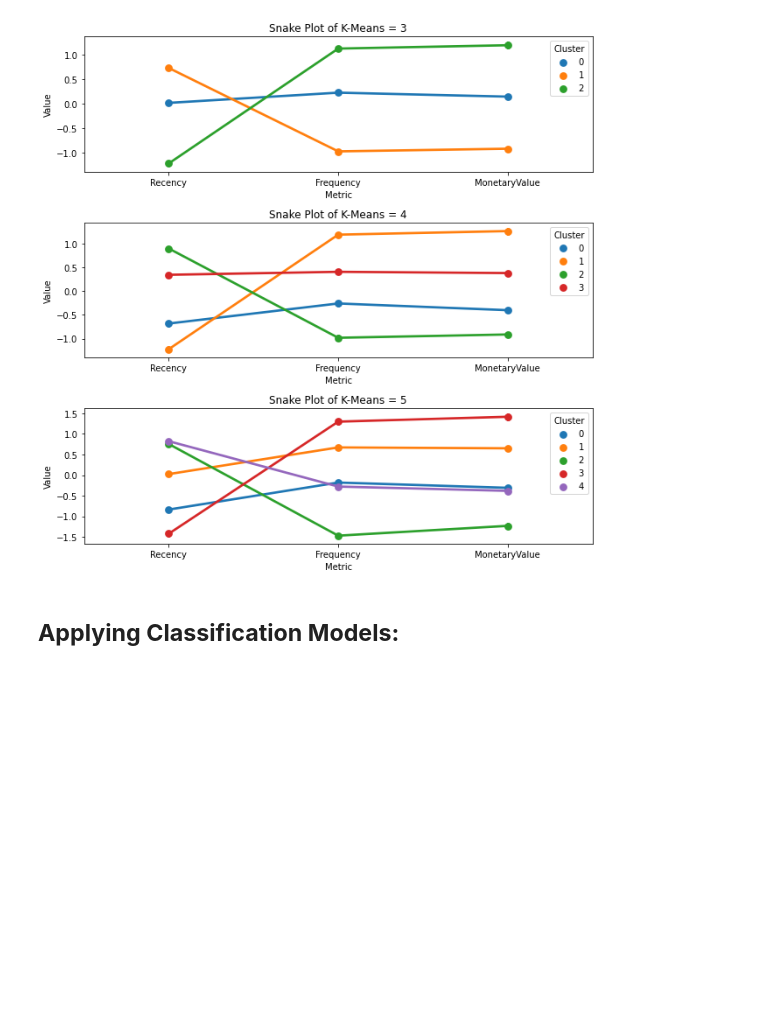
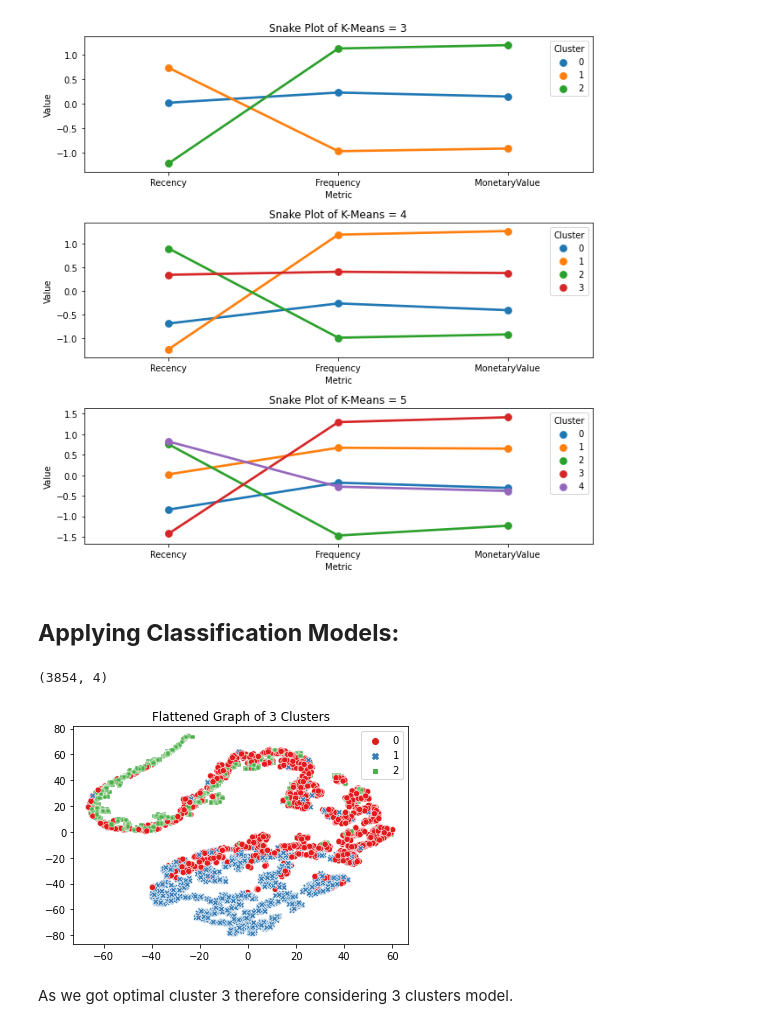
Before and after one commit to Samikshab99/Unsupervised-ML-Customer-Segmentation, a Jupyter notebook: Online_Retail_Customer_Segmentation_Capstone_Project.ipynb, the cells around one changed output. Saved outputs shown, nothing was run; the diff lists cells and outputs as text; code cells hidden in the pictures; blank space fills up the shorter version.

```diff
--- a/Online_Retail_Customer_Segmentation_Capstone_Project.ipynb
+++ b/Online_Retail_Customer_Segmentation_Capstone_Project.ipynb
@@ -1496,3 +1496,12 @@ plt.tight_layout()
 [figure]
 # %% [markdown]
 ## **Applying Classification Models:**
+# %%
+#with 3 clusters
+df=kmeans(df_rfm_normal, 3, df_rfm)
+df.shape
+# %% [output]
+(3854, 4)
+[figure, added]
+# %% [markdown]
+As we got optimal cluster 3 therefore considering 3 clusters model.
```
Also changed, not shown: parts of 20 cells of this notebook.
